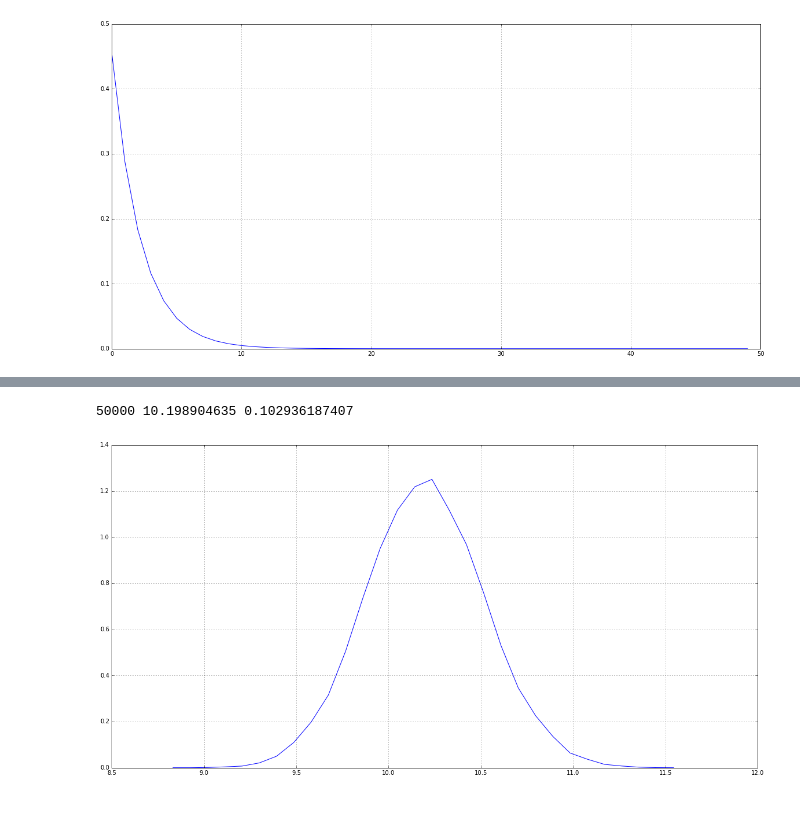
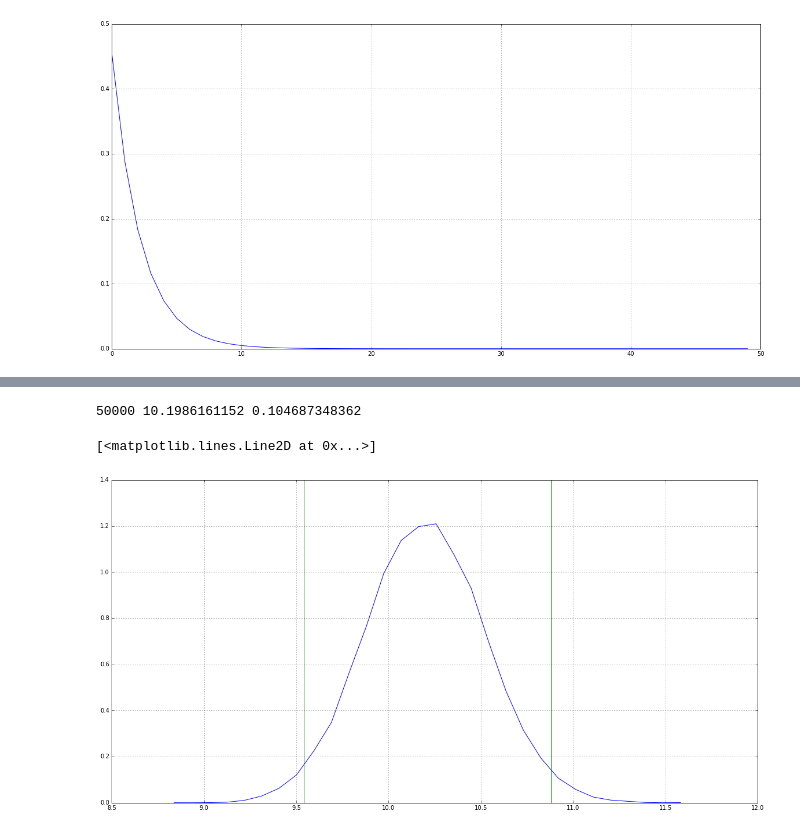
Before and after one commit to calumhrmurray/NumRep, a Jupyter notebook: random_numbers/CheckPoint1.ipynb, the cells around one changed output, grey strips where cells are left out. Saved outputs shown, nothing was run; the diff lists cells and outputs as text; code cells hidden in the pictures.

```diff
--- a/random_numbers/CheckPoint1.ipynb
+++ b/random_numbers/CheckPoint1.ipynb
@@ -121,17 +134,22 @@ plt.grid(True)
 # %%
 test = muon_distribution(10.2)
-results = []
+large_results = []
 for _ in range(0,50000):
-    results.append(test.observation()[0])
+    large_results.append(test.observation()[0])
 
-print(len(results), np.mean(results), np.var(results))
-
-n, bins = np.histogram(results, bins=30, normed=True)
-
-plt.figure(figsize=(20,10))
-step = (bins[1]-bins[0])/2
-plt.plot(bins[1:]-step,n)
-plt.grid(True)
+print(len(large_results), np.mean(large_results), np.var(large_results))
 # %% [output]
-50000 10.198904635 0.102936187407
+50000 10.1986161152 0.104687348362
-[figure, removed]
+# %%
+n, bins = np.histogram(large_results, bins=30, normed=True)
+
+plt.figure(figsize=(20,10))
+step = (bins[1]-bins[0])/2
+plt.plot(bins[1:]-step,n)
+plt.grid(True)
+line = bins[1:]-step
+plt.plot([np.mean(line)-np.var(line),np.mean(line)-np.var(line)],[0,1.4],'g-')
+plt.plot([np.mean(line)+np.var(line),np.mean(line)+np.var(line)],[0,1.4],'g-')
+# %% [output]
+[<matplotlib.lines.Line2D at 0x...>]
+[figure, added]
```
Also changed, not shown: parts of 7 cells of this notebook.
